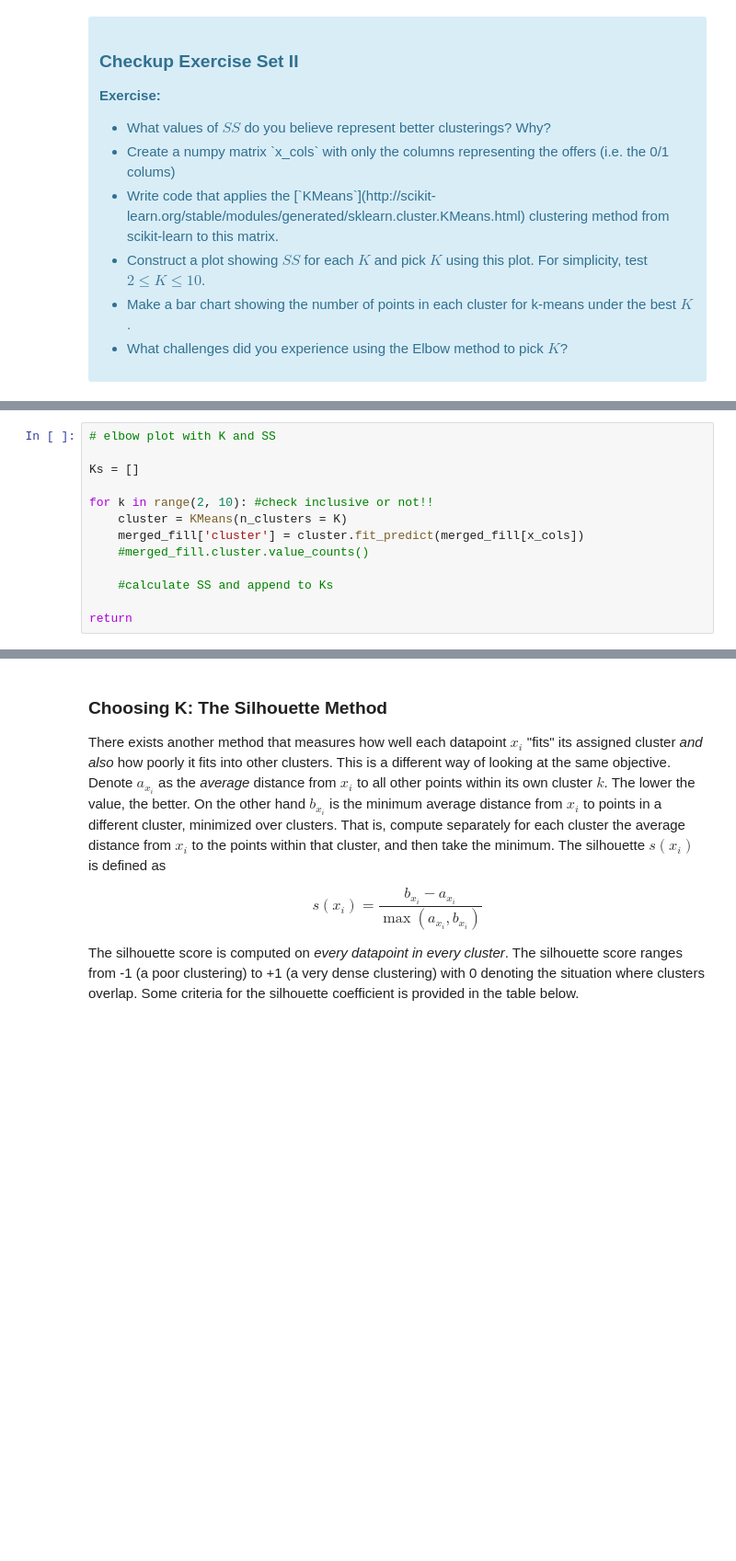
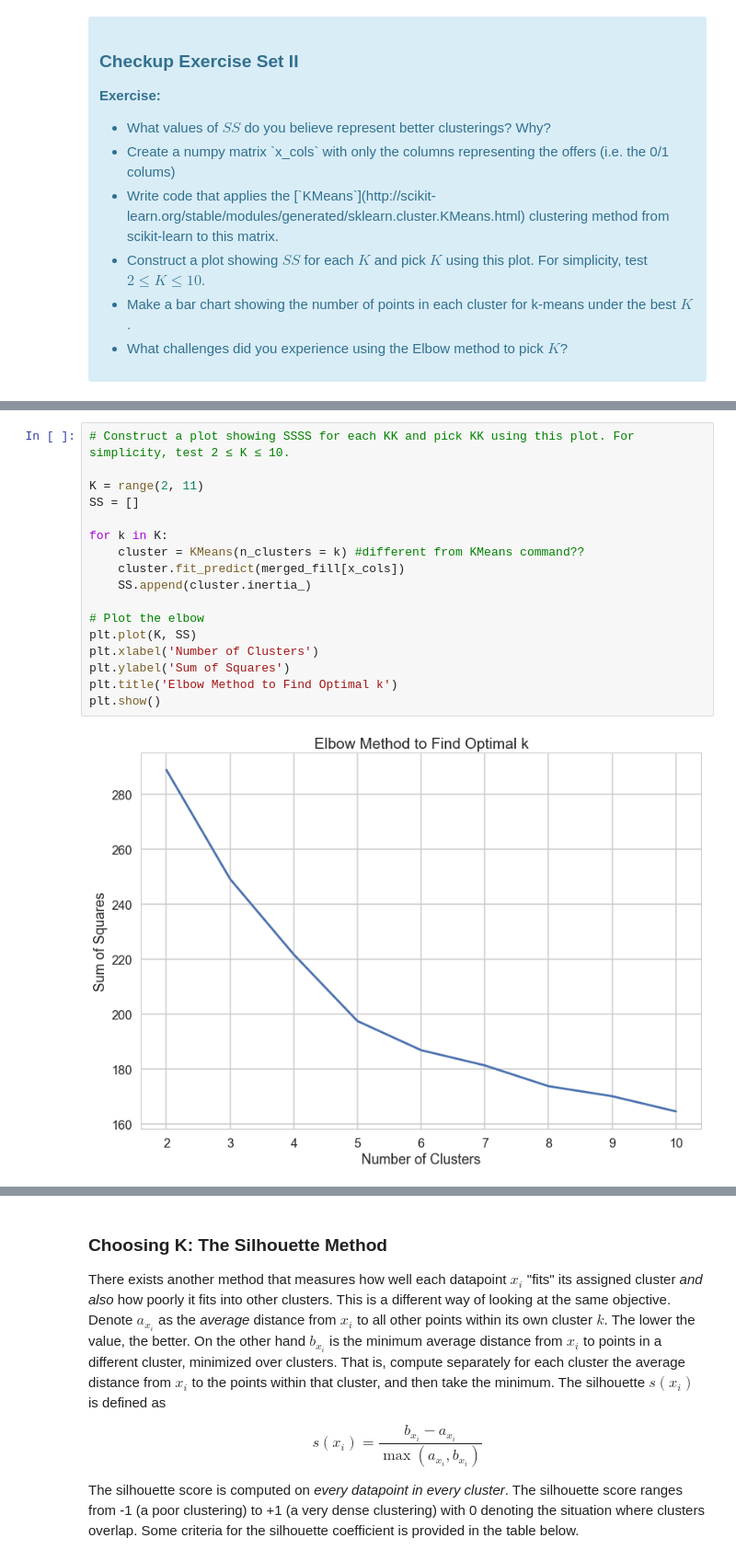
Before and after one commit to AOlden/sb-projects, a Jupyter notebook: clustering/Mini_Project_Clustering.ipynb, the cells around one changed output, grey strips where cells are left out. Shown at 92% size. Drawn from its saved outputs; the diff is of its cells as text; blank space fills up the shorter version.

```diff
--- a/clustering/Mini_Project_Clustering.ipynb
+++ b/clustering/Mini_Project_Clustering.ipynb
@@ -114,16 +116,22 @@ merged_fill.cluster.value_counts()
 2    13
 4     9
 Name: cluster, dtype: int64
-# %%
-# elbow plot with K and SS
-
-Ks = []
-
-for k in range(2, 10): #check inclusive or not!!
-    cluster = KMeans(n_clusters = K)
-    merged_fill['cluster'] = cluster.fit_predict(merged_fill[x_cols])
-    #merged_fill.cluster.value_counts()
-
-    #calculate SS and append to Ks
-
-return
+# %%
+# Construct a plot showing SSSS for each KK and pick KK using this plot. For simplicity, test 2 ≤ K ≤ 10.
+
+K = range(2, 11)
+SS = []
+
+for k in K:
+    cluster = KMeans(n_clusters = k) #different from KMeans command??
+    cluster.fit_predict(merged_fill[x_cols])
+    SS.append(cluster.inertia_)
+
+# Plot the elbow
+plt.plot(K, SS)
+plt.xlabel('Number of Clusters')
+plt.ylabel('Sum of Squares')
+plt.title('Elbow Method to Find Optimal k')
+plt.show()
+# %% [output]
+[figure, added]
```
Also changed, not shown: parts of 4 cells of this notebook.
